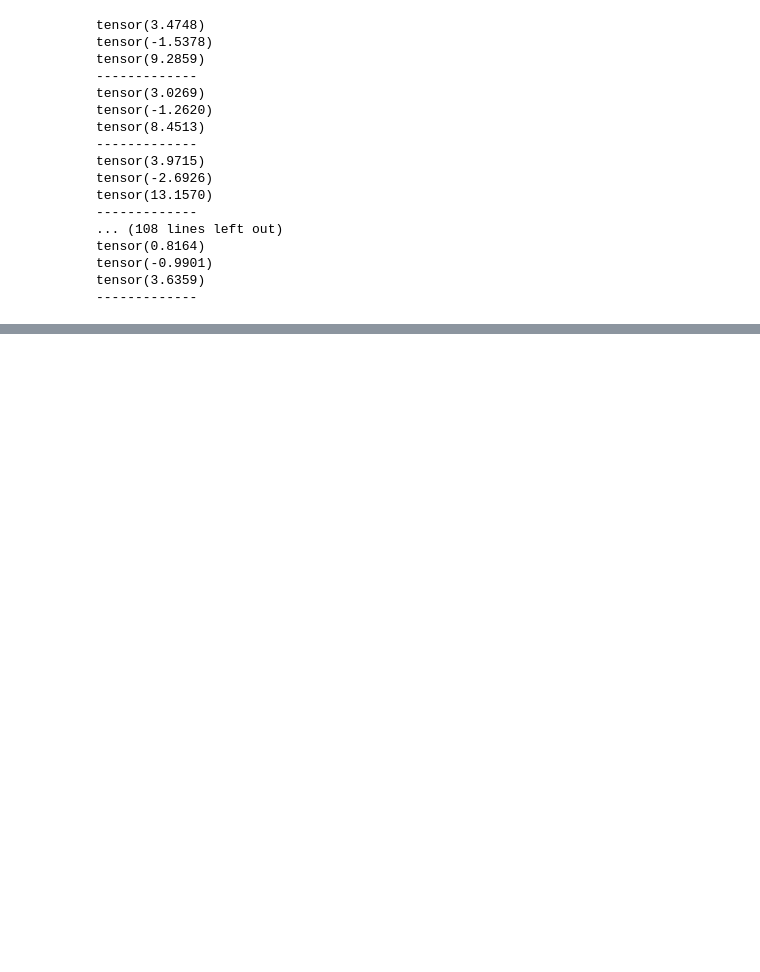
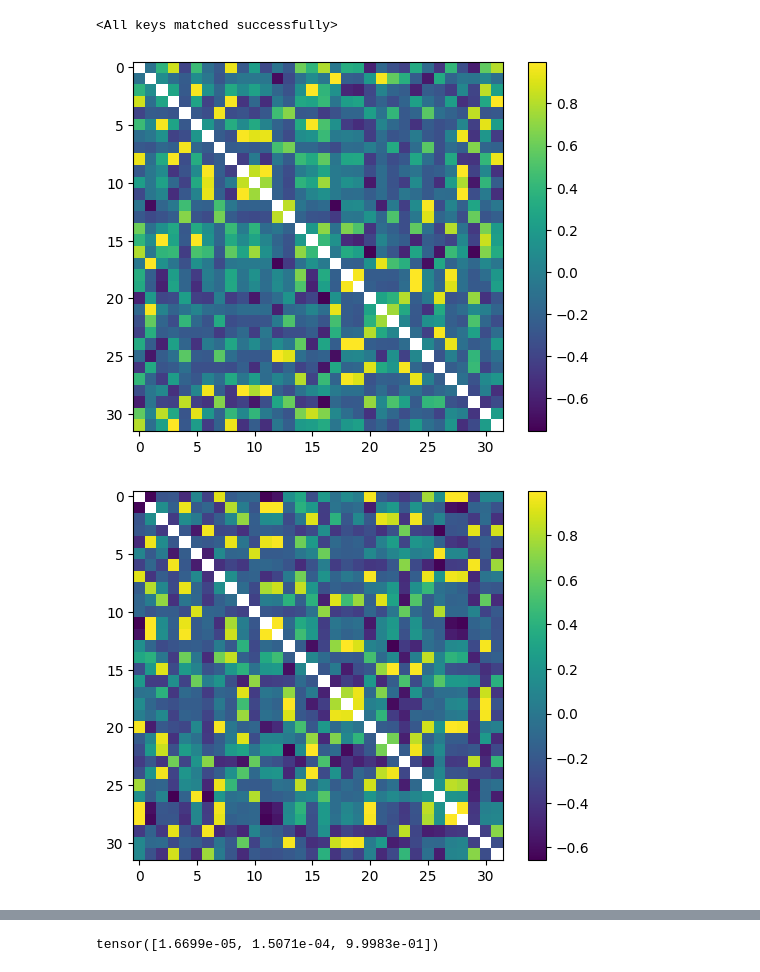
Before and after one commit to Bergschtein/Generative-SSL-VQVAE-modelling, a Jupyter notebook: codebook.ipynb, the cells around one changed output, grey strips where cells are left out. Drawn from its saved outputs; the diff is of its cells as text; code cells hidden in the pictures; blank space fills up the shorter version.

Commit message:
Codebook investigation

```diff
--- a/codebook.ipynb
+++ b/codebook.ipynb
@@ -121,24 +0,0 @@ vq_model.load_state_dict(torch.load('old_models/vqmodel-FordA.ckpt'))
-# %%
-for i in range(1,32):
-    print(vq_model.codebook[i,:].max())
-    print(vq_model.codebook[i,:].min())
-    print(vq_model.codebook[i,:].norm())
-    print('-------------')
-# %% [output]
-tensor(3.4748)
-tensor(-1.5378)
-tensor(9.2859)
--------------
-tensor(3.0269)
-tensor(-1.2620)
-tensor(8.4513)
--------------
-tensor(3.9715)
-tensor(-2.6926)
-tensor(13.1570)
--------------
-... (108 lines left out)
-tensor(0.8164)
-tensor(-0.9901)
-tensor(3.6359)
--------------
@@ -144,0 +32,48 @@ tensor(3.6359)
+# %%
+#load the vq model
+dir = 'saved_models_idun/vqmodel-UWaveGestureLibraryAll.ckpt'
+vq_std.load_state_dict(torch.load(dir))
+
+vq_vib = VectorQuantize(dim, config["VQVAE"]["codebook"]["size"], **config["VQVAE"])
+
+#load the vq model
+dir = 'saved_models_idun/vibcreg_0.01_single_vqmodel-UWaveGestureLibraryAll.ckpt'
+vq_vib.load_state_dict(torch.load(dir))
+
+
+vq_vib_ort = VectorQuantize(dim, config["VQVAE"]["codebook"]["size"], **config["VQVAE"])
+
+#load the vq model
+dir = 'saved_models_idun/vibcreg_0.01_orthogonal_single_vqmodel-UWaveGestureLibraryAll.ckpt'
+vq_vib_ort.load_state_dict(torch.load(dir))
+# %% [output]
+<All keys matched successfully>
+# %%
+codebook_std = vq_std.codebook.detach()
+codebook_vib = vq_vib.codebook.detach()
+codebook_vib_ort = vq_vib_ort.codebook.detach()
+# %%
+
+corr_std = torch.corrcoef(codebook_std)
+corr_std.fill_diagonal_(np.nan)
+
+corr_vib = torch.corrcoef(codebook_vib)
+corr_vib.fill_diagonal_(np.nan)
+
+corr_vib_ort = torch.corrcoef(codebook_vib_ort)
+corr_vib_ort.fill_diagonal_(np.nan)
+
+plt.imshow(corr_std)
+plt.colorbar()
+plt.show()
+plt.close()
+plt.imshow(corr_vib)
+plt.colorbar()
+plt.show()
+plt.close()
+plt.imshow(corr_vib_ort)
+plt.colorbar()
+plt.show()
+# %% [output]
+[figure, added]
+[figure, added]
@@ -144,0 +92,8 @@ tensor(3.6359)
+# %%
+logits = torch.tensor([1.0,3.2,12.0])
+sampled_ids = torch.distributions.categorical.Categorical(
+                logits=logits
+            )
+torch.exp(sampled_ids.logits)
+# %% [output]
+tensor([1.6699e-05, 1.5071e-04, 9.9983e-01])
```
Also changed, not shown: parts of 15 cells of this notebook.
